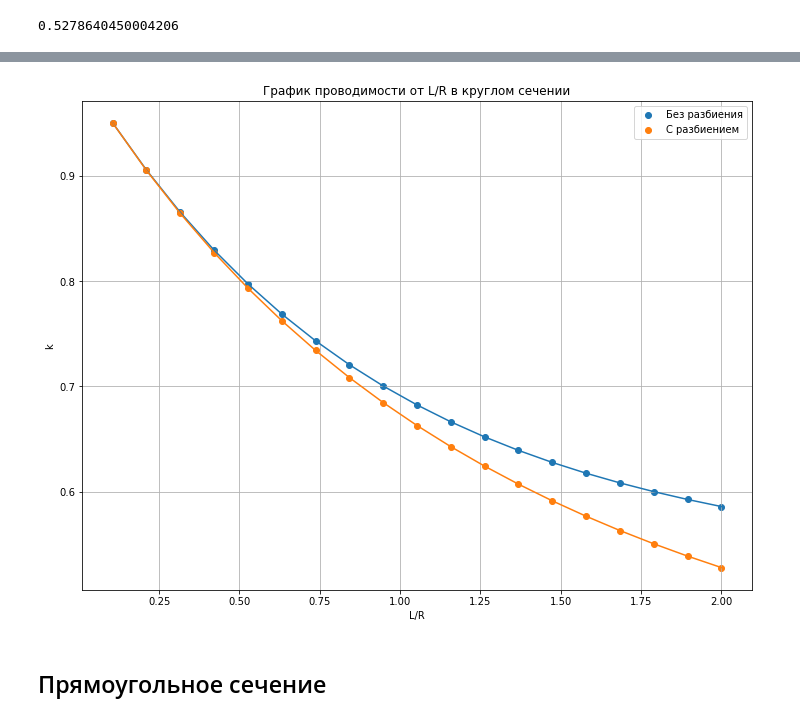
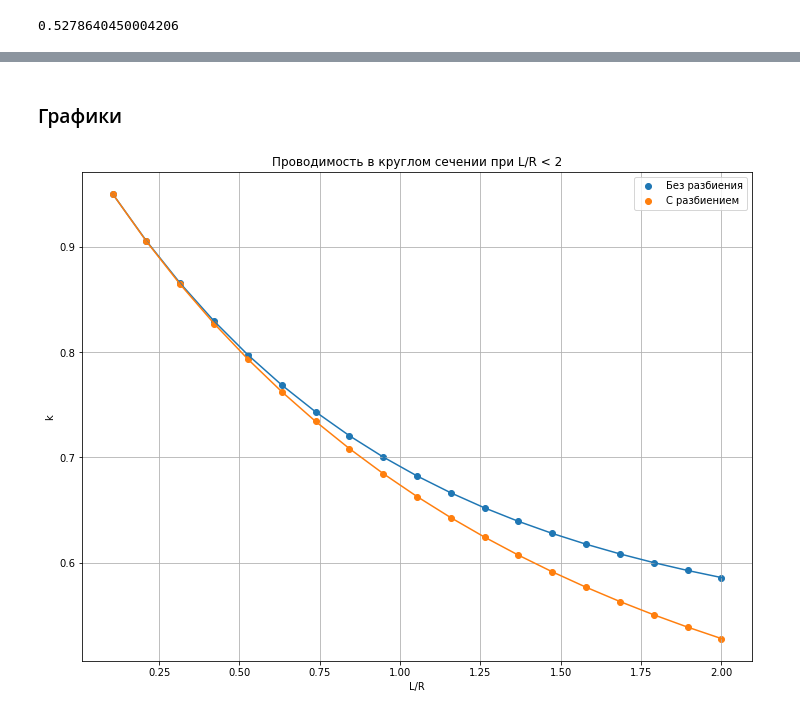
Before and after one commit to eprush/MethodOfAngularCoefficients, a Jupyter notebook: MAC.ipynb, the cells around one changed output, grey strips where cells are left out. Drawn from its saved outputs; the diff is of its cells as text; code cells hidden in the pictures.

Commit message:
Modify graph

```diff
--- a/MAC.ipynb
+++ b/MAC.ipynb
@@ -96,6 +76,35 @@ def graph():
-# %%
-graph()
-# %% [output]
-[figure, removed]
-# %% [markdown]
-## Прямоугольное сечение
+# %% [markdown]
+### Графики
+# %%
+def name(title):
+    if title:
+        plt.title(title)
+    return
+
+def save(filename):
+    if filename:
+        plt.savefig(filename)
+    return
+
+def graph(left, right, num, title = "", filename = ""):
+    x = np.linspace(left,right,num)
+    k = [Round_section(element).no_splitting() for element in x]
+    plt.figure(figsize=(12,9))
+    plt.scatter(x, k, label= 'Без разбиения', marker="o")
+    plt.plot(x, k)
+
+    k = [Round_section(element).splitting() for element in x]
+    plt.scatter(x, k, label= 'С разбиением', marker= "o")
+    plt.plot(x, k)
+
+    plt.grid()
+    plt.xlabel('L/R')
+    plt.ylabel('k')
+    plt.legend()
+    name(title)
+    save(filename)
+    plt.show()
+# %%
+graph(0,2,20, "Проводимость в круглом сечении при L/R < 2", "L less then 2.png")
+# %% [output]
+[figure, added]
```
Also changed, not shown: parts of 6 cells of this notebook, 3 other files.
